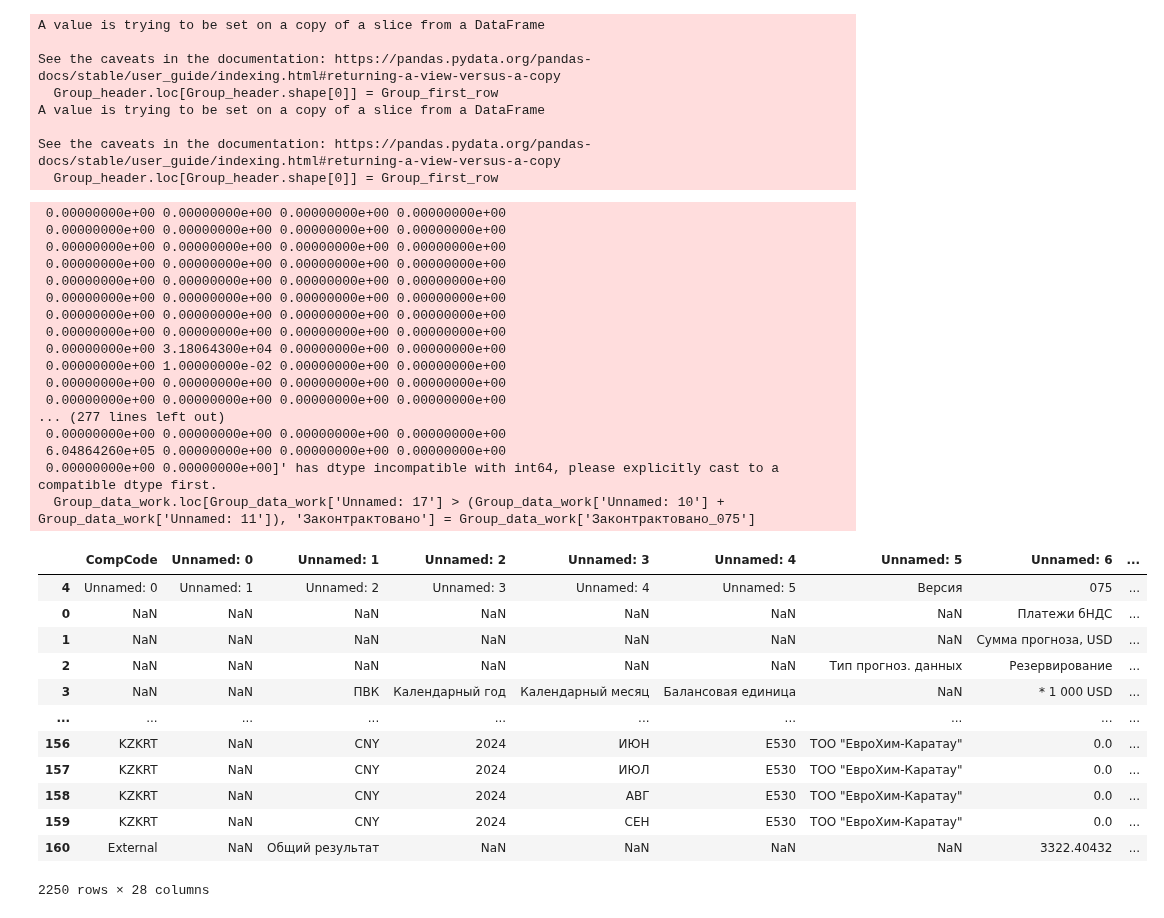
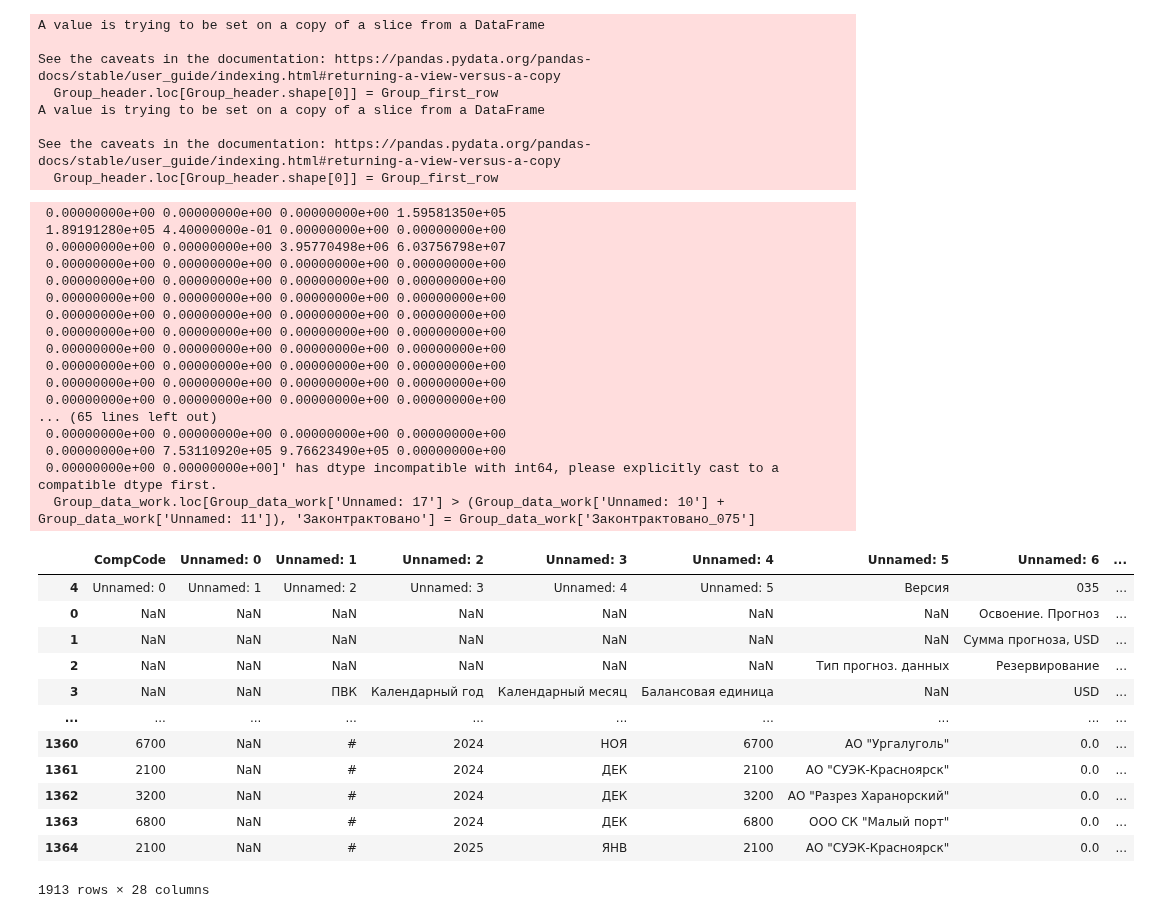
Before and after one commit to Lirollel/Work_AIM_Jupyter-Python-Pandas, a Jupyter notebook: OCP/investments/Invest.ipynb, the cells around one changed output. Drawn from its saved outputs; the diff is of its cells as text; code cells hidden in the pictures.

```diff
--- a/OCP/investments/Invest.ipynb
+++ b/OCP/investments/Invest.ipynb
@@ -41,7 +39,7 @@ manual_df
 Рабочие данные:
 # %%
 files_list = os.listdir('.')
-work_files_list = [x for x in files_list if ('.xlsm' in x and '~' not in x)]
+work_files_list = [x for x in files_list if ('.xlsm' in x and '~' not in x and 'Шапка' not in x)]
 SUEK_work_files_list = [x for x in work_files_list if 'С' in x]
 EURO_work_files_list = [x for x in work_files_list if 'Е' in x]
 
@@ -54,7 +52,7 @@ work_files_list
  'Прогноз_СГК_(2024_03_12).xlsm',
  'Прогноз_СУЭК_(2024_03_12).xlsm']
 # %%
-Data_for_header_list = ['Прогноз_ЕХ_КЗ_(2024_03_12).xlsm', 'Прогноз_СУЭК_(2024_03_12).xlsm']
+Data_for_header_list = ['Шапка_ЕХ.xlsm', 'Шапка_СУЭК.xlsm']
 Sheet_in_data_for_header = 'result'
 
 for Group_file_for_header in Data_for_header_list:
@@ -185,6 +183,9 @@ EURO_header.columns = EURO_cocat_data.columns
 SUEK_to_print = pd.concat([SUEK_header, SUEK_cocat_data], axis=0)
 EURO_to_print = pd.concat([EURO_header, EURO_cocat_data], axis=0)
 # %% [output]
+ 0.00000000e+00 0.00000000e+00 0.00000000e+00 1.59581350e+05
+ 1.89191280e+05 4.40000000e-01 0.00000000e+00 0.00000000e+00
+ 0.00000000e+00 0.00000000e+00 3.95770498e+06 6.03756798e+07
  0.00000000e+00 0.00000000e+00 0.00000000e+00 0.00000000e+00
  0.00000000e+00 0.00000000e+00 0.00000000e+00 0.00000000e+00
  0.00000000e+00 0.00000000e+00 0.00000000e+00 0.00000000e+00
@@ -193,29 +194,27 @@ EURO_to_print = pd.concat([EURO_header, EURO_cocat_data], axis=0)
  0.00000000e+00 0.00000000e+00 0.00000000e+00 0.00000000e+00
  0.00000000e+00 0.00000000e+00 0.00000000e+00 0.00000000e+00
  0.00000000e+00 0.00000000e+00 0.00000000e+00 0.00000000e+00
- 0.00000000e+00 3.18064300e+04 0.00000000e+00 0.00000000e+00
- 0.00000000e+00 1.00000000e-02 0.00000000e+00 0.00000000e+00
  0.00000000e+00 0.00000000e+00 0.00000000e+00 0.00000000e+00
+... (65 lines left out)
  0.00000000e+00 0.00000000e+00 0.00000000e+00 0.00000000e+00
-... (277 lines left out)
- 0.00000000e+00 0.00000000e+00 0.00000000e+00 0.00000000e+00
- 6.04864260e+05 0.00000000e+00 0.00000000e+00 0.00000000e+00
+ 0.00000000e+00 7.53110920e+05 9.76623490e+05 0.00000000e+00
  0.00000000e+00 0.00000000e+00]' has dtype incompatible with int64, please explicitly cast to a compatible dtype first.
   Group_data_work.loc[Group_data_work['Unnamed: 17'] > (Group_data_work['Unnamed: 10'] + Group_data_work['Unnamed: 11']), 'Законтрактовано'] = Group_data_work['Законтрактовано_075']
 # %%
 EURO_to_print
+SUEK_to_print
 # %% [output]
 |  | CompCode | Unnamed: 0 | Unnamed: 1 | Unnamed: 2 | Unnamed: 3 | Unnamed: 4 | Unnamed: 5 | Unnamed: 6 | ... |
-| 4 | Unnamed: 0 | Unnamed: 1 | Unnamed: 2 | Unnamed: 3 | Unnamed: 4 | Unnamed: 5 | Версия | 075 | ... |
-| 0 | NaN | NaN | NaN | NaN | NaN | NaN | NaN | Платежи бНДС | ... |
+| 4 | Unnamed: 0 | Unnamed: 1 | Unnamed: 2 | Unnamed: 3 | Unnamed: 4 | Unnamed: 5 | Версия | 035 | ... |
+| 0 | NaN | NaN | NaN | NaN | NaN | NaN | NaN | Освоение. Прогноз | ... |
 | 1 | NaN | NaN | NaN | NaN | NaN | NaN | NaN | Сумма прогноза, USD | ... |
 | 2 | NaN | NaN | NaN | NaN | NaN | NaN | Тип прогноз. данных | Резервирование | ... |
-| 3 | NaN | NaN | ПВК | Календарный год | Календарный месяц | Балансовая единица | NaN | * 1 000 USD | ... |
+| 3 | NaN | NaN | ПВК | Календарный год | Календарный месяц | Балансовая единица | NaN | USD | ... |
 | ... | ... | ... | ... | ... | ... | ... | ... | ... | ... |
-| 156 | KZKRT | NaN | CNY | 2024 | ИЮН | E530 | ТОО "ЕвроХим-Каратау" | 0.0 | ... |
-| 157 | KZKRT | NaN | CNY | 2024 | ИЮЛ | E530 | ТОО "ЕвроХим-Каратау" | 0.0 | ... |
-| 158 | KZKRT | NaN | CNY | 2024 | АВГ | E530 | ТОО "ЕвроХим-Каратау" | 0.0 | ... |
-| 159 | KZKRT | NaN | CNY | 2024 | СЕН | E530 | ТОО "ЕвроХим-Каратау" | 0.0 | ... |
-| 160 | External | NaN | Общий результат | NaN | NaN | NaN | NaN | 3322.40432 | ... |
+| 1360 | 6700 | NaN | # | 2024 | НОЯ | 6700 | АО "Ургалуголь" | 0.0 | ... |
+| 1361 | 2100 | NaN | # | 2024 | ДЕК | 2100 | АО "СУЭК-Красноярск" | 0.0 | ... |
+| 1362 | 3200 | NaN | # | 2024 | ДЕК | 3200 | АО "Разрез Харанорский" | 0.0 | ... |
+| 1363 | 6800 | NaN | # | 2024 | ДЕК | 6800 | ООО СК "Малый порт" | 0.0 | ... |
+| 1364 | 2100 | NaN | # | 2025 | ЯНВ | 2100 | АО "СУЭК-Красноярск" | 0.0 | ... |
-2250 rows × 28 columns
+1913 rows × 28 columns
 # %%
```
Also changed, not shown: parts of 7 cells of this notebook, 14 other files.
